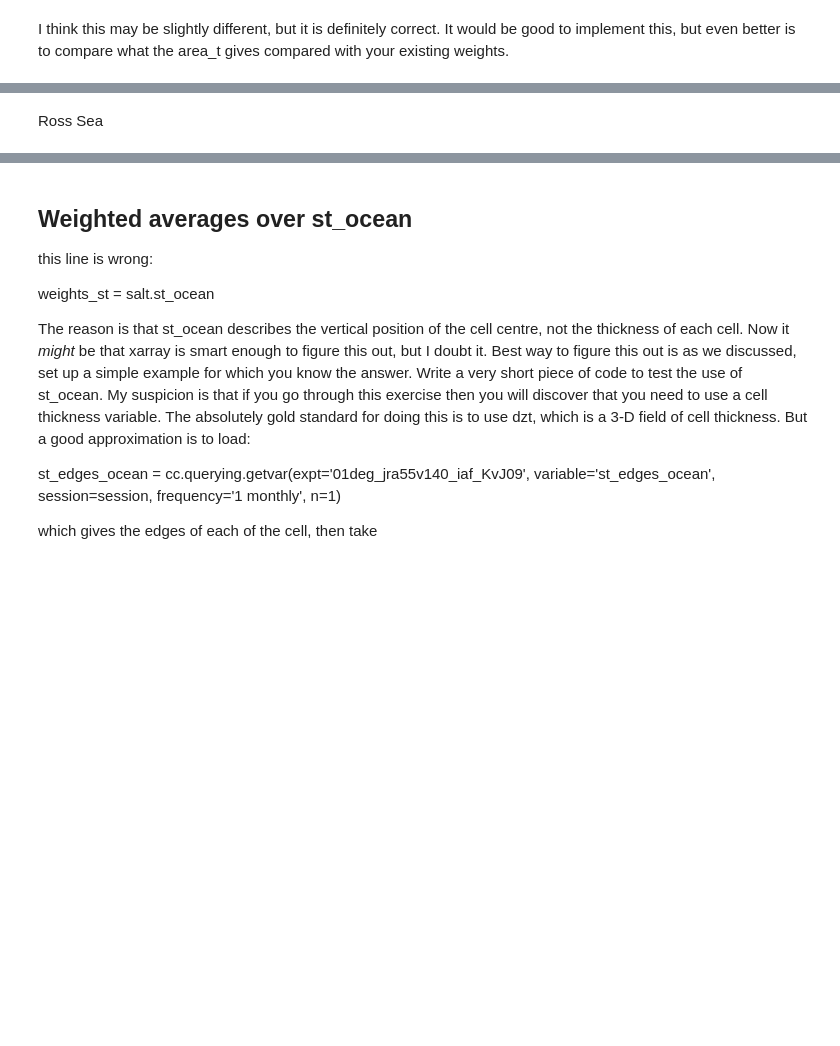
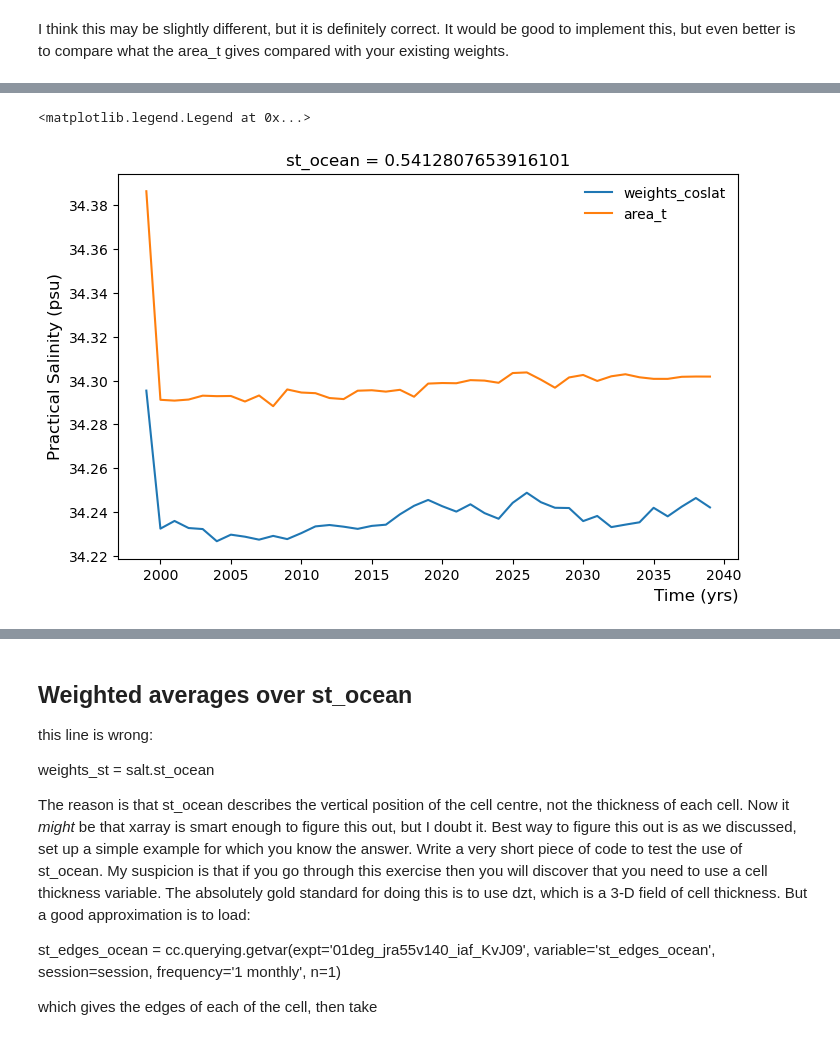
Before and after one commit to Renzo101/Research-Project, a Jupyter notebook: 03_Plotting Average S using 0.1 degree experiment practice for 40 yrs.ipynb, the cells around one changed output, grey strips where cells are left out. Saved outputs shown, nothing was run; the diff lists cells and outputs as text; code cells hidden in the pictures; blank space fills up the shorter version.

```diff
--- a/03_Plotting Average S using 0.1 degree experiment practice for 40 yrs.ipynb
+++ b/03_Plotting Average S using 0.1 degree experiment practice for 40 yrs.ipynb
@@ -251,10 +239,13 @@ salt_st_shelf_weighted
 # %%
-salt_surface_shelf_Mertz = salt_shelf_Mertz.sel(st_ocean=0, method='nearest').weighted(weights)
-salt_surface_shelf_Mertz_weighted_area_t = salt_shelf_Mertz.sel(st_ocean=0, method='nearest').weighted(area_t.fillna(0))
+salt_surface_shelf_Ross = salt_shelf_Mertz.sel(st_ocean=0, method='nearest').weighted(weights)
+salt_surface_shelf_Ross_weighted_area_t = salt_shelf_Ross.sel(st_ocean=0, method='nearest').weighted(area_t)
 # %%
 fig = plt.figure(figsize=(8, 5))
-salt_surface_shelf_Mertz.mean(("xt_ocean","yt_ocean")).plot(label='weights_coslat')
-salt_surface_shelf_Mertz_weighted_area_t.mean(("xt_ocean","yt_ocean")).plot(label='area_t')
+salt_surface_shelf_Ross.mean(("xt_ocean","yt_ocean")).plot(label='weights_coslat')
+salt_surface_shelf_Ross_weighted_area_t.mean(("xt_ocean","yt_ocean")).plot(label='area_t')
 plt.xlabel('Time (yrs)', fontsize=12, loc='right')
 plt.ylabel('Practical Salinity (psu)', fontsize=12)
 plt.legend(loc='upper right', frameon=False, fontsize=10)
+# %% [output]
+<matplotlib.legend.Legend at 0x...>
+[figure, added]
@@ -264,2 +251,0 @@ difference
-# %% [markdown]
-Ross Sea
```
Also changed, not shown: parts of 24 cells of this notebook, 1 other file.
